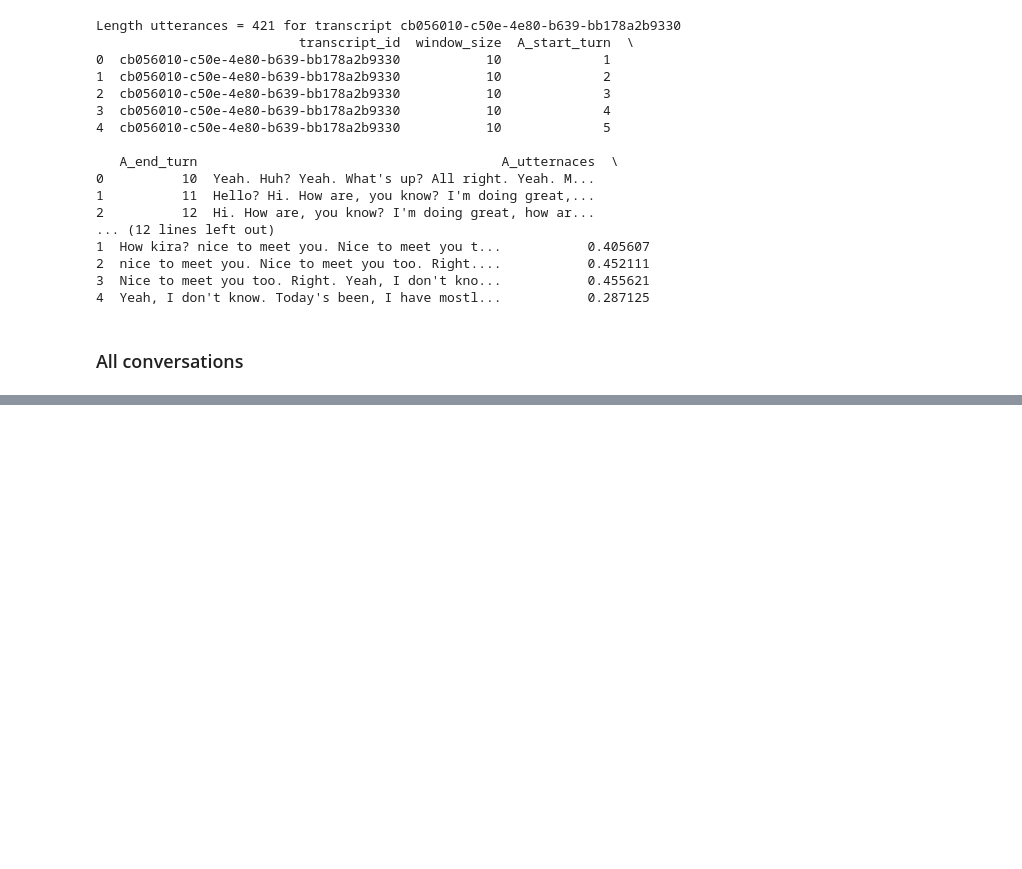
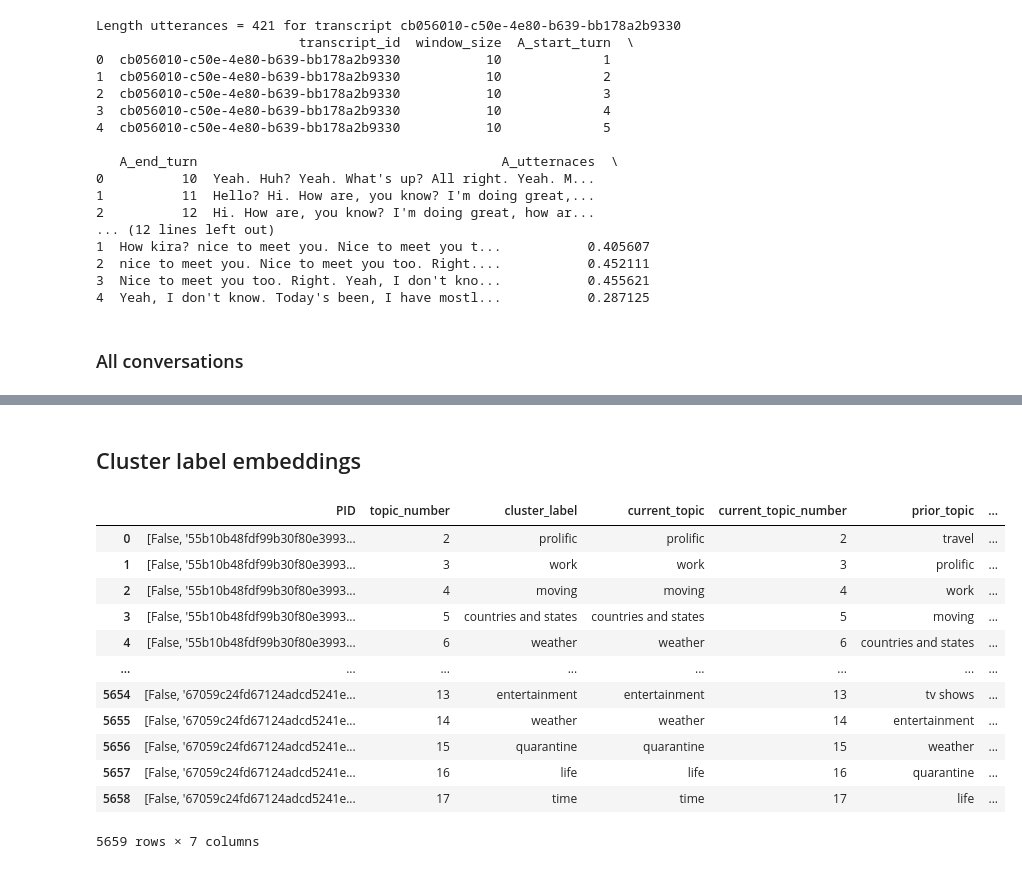
Before and after one commit to SocialInteractionLab/Candor, a Jupyter notebook: analysis/scripts/tile-candor.ipynb, the cells around one changed output, grey strips where cells are left out. Saved outputs shown, nothing was run; the diff lists cells and outputs as text; code cells hidden in the pictures; blank space fills up the shorter version.

```diff
--- a/analysis/scripts/tile-candor.ipynb
+++ b/analysis/scripts/tile-candor.ipynb
@@ -200,0 +272,20 @@ full_tile_5.to_csv("/Users/helenschmidt/Library/CloudStorage/GoogleDrive-helensc
+# %% [markdown]
+## Cluster label embeddings
+# %%
+# home
+df = pd.read_csv("/Users/helenschmidt/Library/CloudStorage/GoogleDrive-helenschmidt129@gmail.com/My Drive/SANLab/Experiments/Conversation-Structure/data/processed/cluster_labels_for_getting_embeddings.csv")
+df
+# %% [output]
+|  | PID | topic_number | cluster_label | current_topic | current_topic_number | prior_topic | ... |
+| 0 | [False, '55b10b48fdf99b30f80e3993... | 2 | prolific | prolific | 2 | travel | ... |
+| 1 | [False, '55b10b48fdf99b30f80e3993... | 3 | work | work | 3 | prolific | ... |
+| 2 | [False, '55b10b48fdf99b30f80e3993... | 4 | moving | moving | 4 | work | ... |
+| 3 | [False, '55b10b48fdf99b30f80e3993... | 5 | countries and states | countries and states | 5 | moving | ... |
+| 4 | [False, '55b10b48fdf99b30f80e3993... | 6 | weather | weather | 6 | countries and states | ... |
+| ... | ... | ... | ... | ... | ... | ... | ... |
+| 5654 | [False, '67059c24fd67124adcd5241e... | 13 | entertainment | entertainment | 13 | tv shows | ... |
+| 5655 | [False, '67059c24fd67124adcd5241e... | 14 | weather | weather | 14 | entertainment | ... |
+| 5656 | [False, '67059c24fd67124adcd5241e... | 15 | quarantine | quarantine | 15 | weather | ... |
+| 5657 | [False, '67059c24fd67124adcd5241e... | 16 | life | life | 16 | quarantine | ... |
+| 5658 | [False, '67059c24fd67124adcd5241e... | 17 | time | time | 17 | life | ... |
+5659 rows × 7 columns
```
Also changed, not shown: parts of 21 cells of this notebook, 44 other files.
